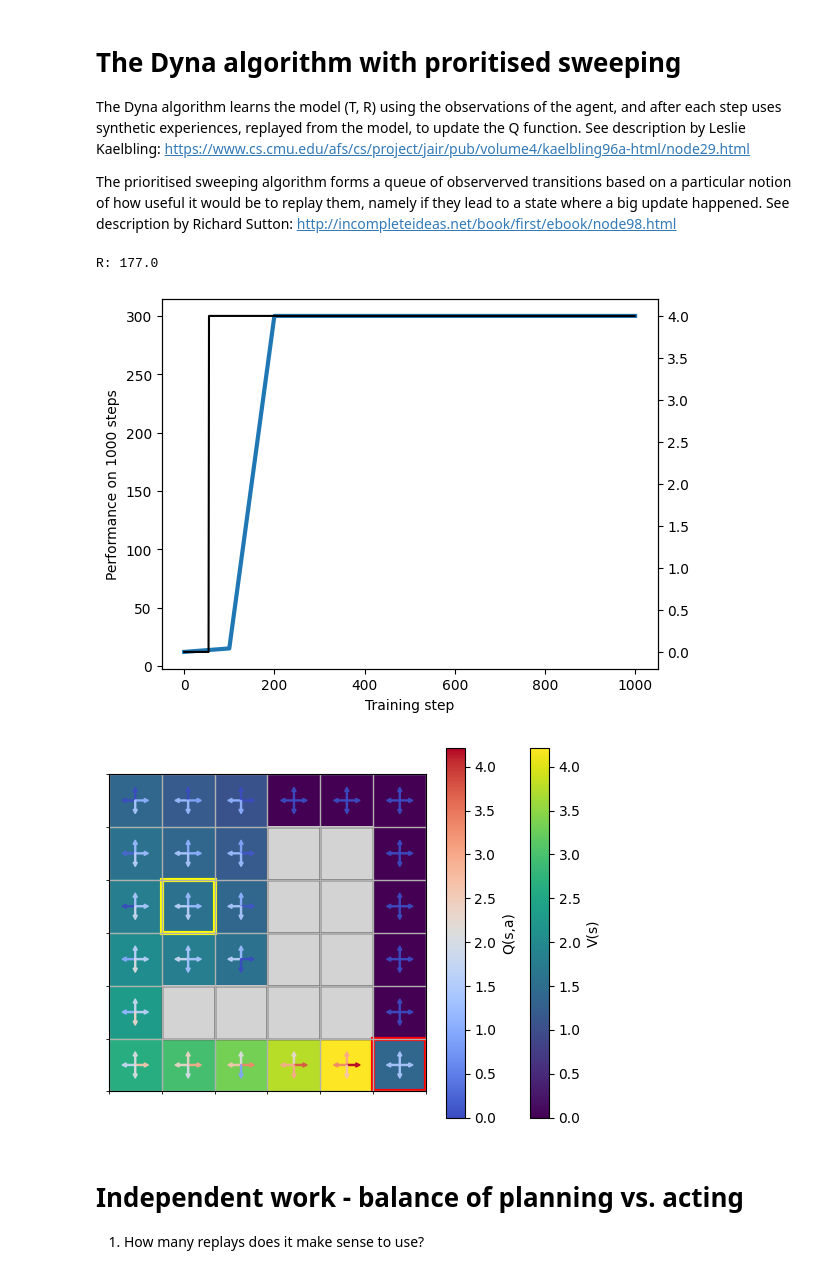
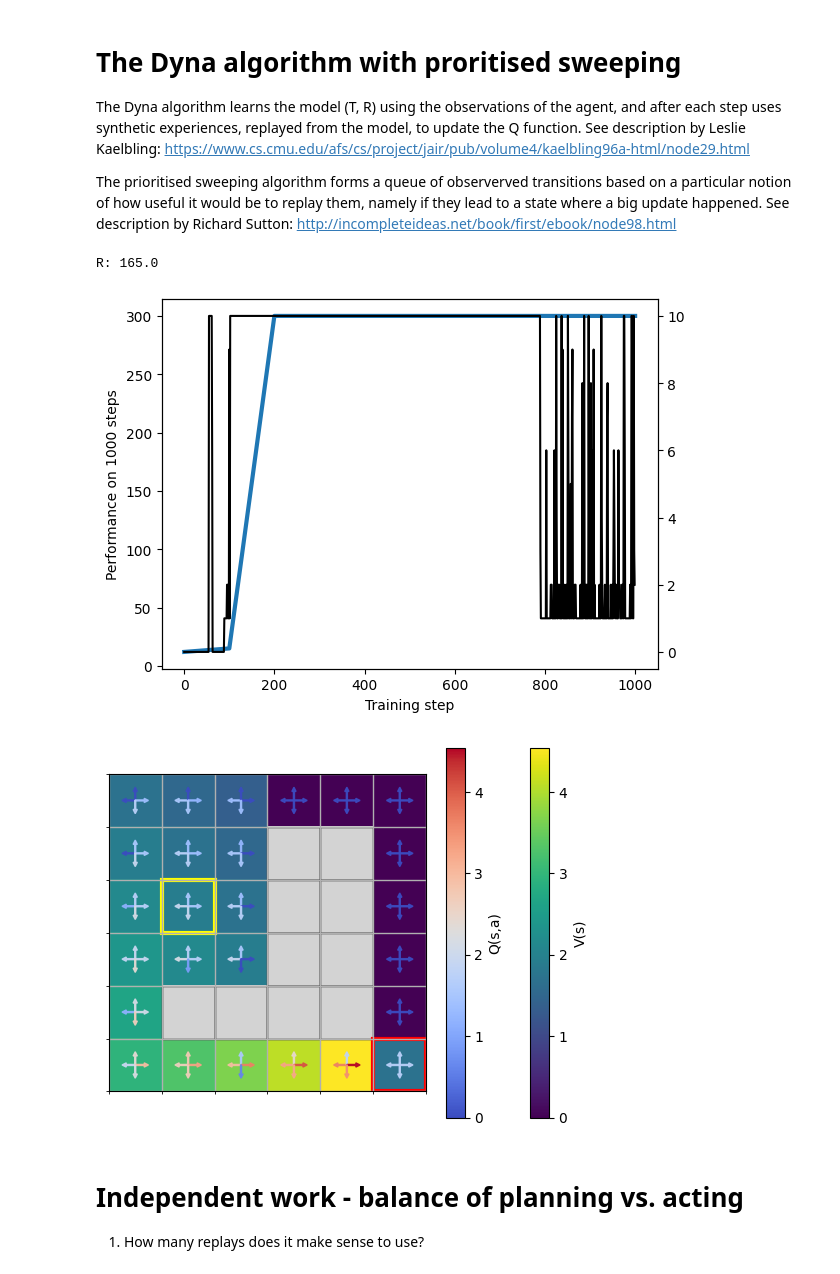
Before and after one commit to mihalybanyai/ait-compneuro-assignments, a Jupyter notebook: AIT26_Tutorial5_MBRL.ipynb, the cells around one changed output. Saved outputs shown, nothing was run; the diff lists cells and outputs as text; code cells hidden in the pictures.

```diff
--- a/AIT26_Tutorial5_MBRL.ipynb
+++ b/AIT26_Tutorial5_MBRL.ipynb
@@ -22,7 +22,7 @@ def value_iteration(T, R, gamma, delta_threshold):
     value_sums = [0]  # we record how the sum of value changes over the course of the iteration
     delta = np.inf
     iter = 0
-    while delta > delta_threshold and iter < 1000:
+    while delta > delta_threshold and iter < 100:
         delta = 0
         for s in range(n_states):
             deltas_per_action = np.zeros((n_actions))
@@ -164,39 +164,40 @@ def dyna(T, R, gamma, max_step, alpha, epsilon, k, init_state, eval_interval=Non
             Q[rep_s0, rep_a] += alpha * TD_error(rep_s0, rep_s1, rep_a, Q, R_learned, gamma)
             # check which other actions from which states can lead to rep_s0
             for s in range(n_states):
                 if not s == rep_s0:
                     for a in range(n_actions):
-                        if T_learned[s, rep_s0, a] > 0:
-                            predecessor_priority = np.abs(TD_error(s, rep_s0, a, Q, R_learned, gamma))
+                        td = TD_error(s, rep_s0, a, Q, R_learned, gamma)
+                        if T_learned[s, rep_s0, a] > 0 and td > 0.01:
+                            predecessor_priority = np.abs(td)
                             insert_into_priority(priority_queue, predecessor_priority, s, rep_s0, a)
 
         # performance logging
         if eval_interval is not None and i % eval_interval == 0:
             eval_perfs.append(evaluate_Q(T, R, init_state, Q, eval_step))
         # iterating the state signal for the next step
         act_state = next_state
 
     if eval_interval is not None:
         plt.plot(np.array(range(len(eval_perfs))) * eval_interval , eval_perfs, linewidth=3)
         plt.xlabel("Training step")
         plt.ylabel("Performance on %d steps" % eval_step)
 
     print("R:", collected_reward)
 
     return Q, actual_replays_per_step
 
 random.seed(3)
-Q, replays = dyna(T_map, R_map, gamma=0.9, max_step=1000, alpha=0.2, epsilon=0.3, k=4, init_state=init_state, eval_interval=100, eval_step=1000)
+Q, replays = dyna(T_map, R_map, gamma=0.9, max_step=1000, alpha=0.2, epsilon=0.3, k=10, init_state=init_state, eval_interval=100, eval_step=1000)
 
 # plot how many replays happened in each trial
 ax2 = plt.gca().axes.twinx()
 ax2.plot(replays, color="black")
 
 plot_gridworld(state_map, init_state, q_function=Q)
 # %% [output]
-R: 177.0
+R: 165.0
-[figure, old version]
+[figure, new version]
-[figure, old version]
+[figure, new version]
 # %% [markdown]
 # Independent work - balance of planning vs. acting
 1. How many replays does it make sense to use?
```
Also changed, not shown: parts of 1 cell of this notebook.
